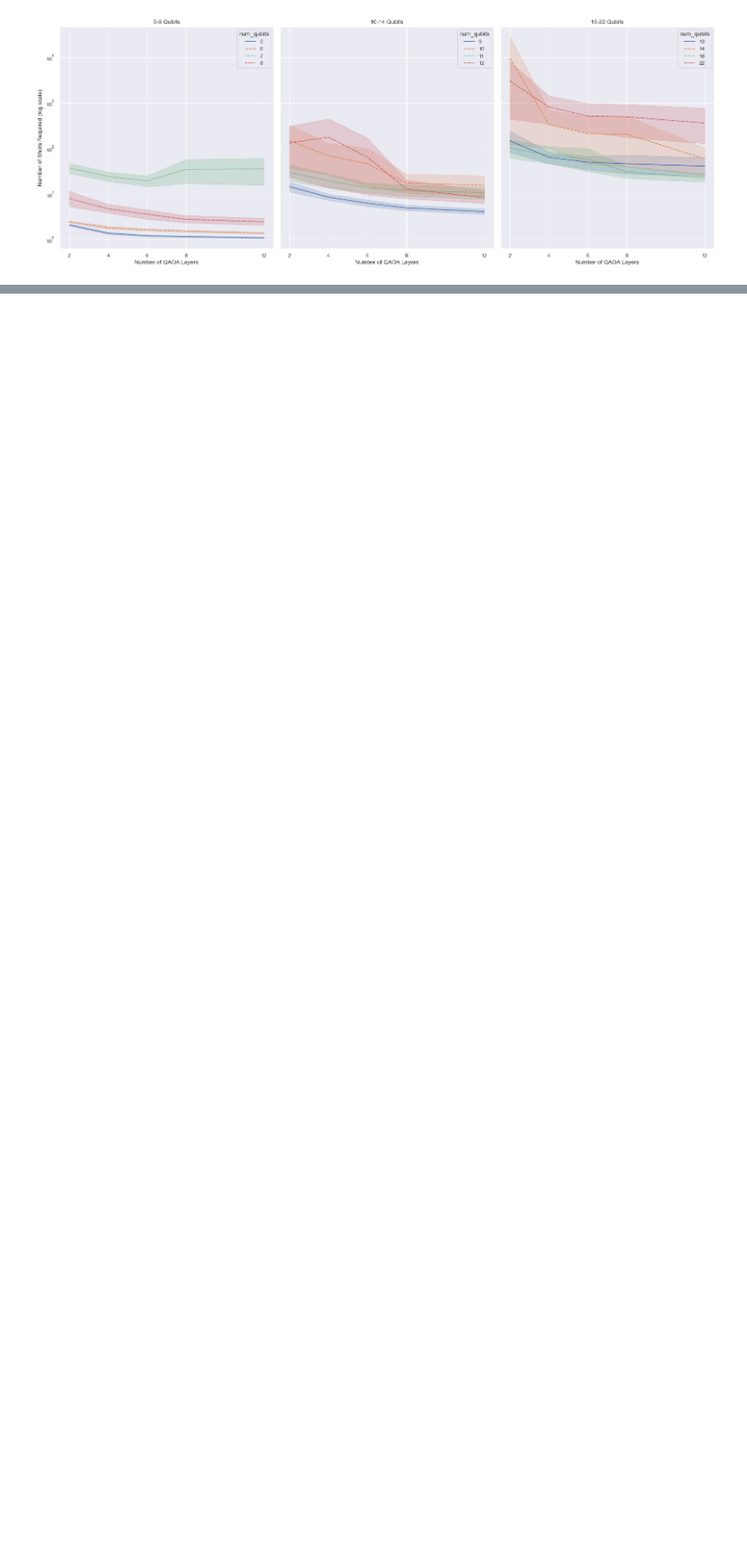
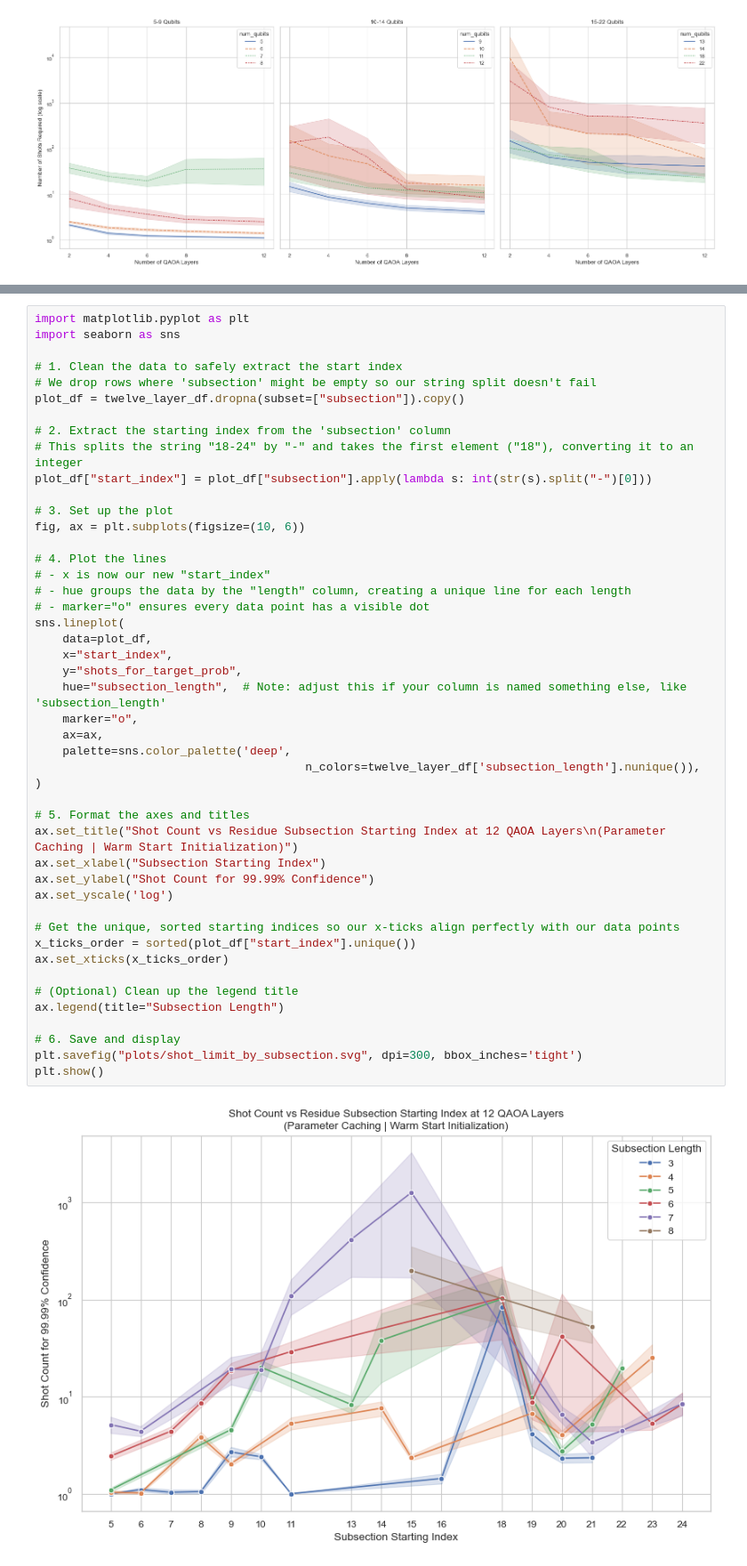
Before and after one commit to sebi-stewart/qml-protein-folding, a Jupyter notebook: plotting_colab_runs.ipynb, the cells around one changed output, grey strips where cells are left out. Shown at 89% size. Saved outputs shown, nothing was run; the diff lists cells and outputs as text; blank space fills up the shorter version.

```diff
--- a/plotting_colab_runs.ipynb
+++ b/plotting_colab_runs.ipynb
@@ -264,0 +386,48 @@ plt.savefig(f"plots/combined_local_colab_shots_split.svg", dpi=300, bbox_inches=
+# %%
+import matplotlib.pyplot as plt
+import seaborn as sns
+
+# 1. Clean the data to safely extract the start index
+# We drop rows where 'subsection' might be empty so our string split doesn't fail
+plot_df = twelve_layer_df.dropna(subset=["subsection"]).copy()
+
+# 2. Extract the starting index from the 'subsection' column
+# This splits the string "18-24" by "-" and takes the first element ("18"), converting it to an integer
+plot_df["start_index"] = plot_df["subsection"].apply(lambda s: int(str(s).split("-")[0]))
+
+# 3. Set up the plot
+fig, ax = plt.subplots(figsize=(10, 6))
+
+# 4. Plot the lines
+# - x is now our new "start_index"
+# - hue groups the data by the "length" column, creating a unique line for each length
+# - marker="o" ensures every data point has a visible dot
+sns.lineplot(
+    data=plot_df,
+    x="start_index",
+    y="shots_for_target_prob",
+    hue="subsection_length",  # Note: adjust this if your column is named something else, like 'subsection_length'
+    marker="o",
+    ax=ax,
+    palette=sns.color_palette('deep',
+                                       n_colors=twelve_layer_df['subsection_length'].nunique()),
+)
+
+# 5. Format the axes and titles
+ax.set_title("Shot Count vs Residue Subsection Starting Index at 12 QAOA Layers\n(Parameter Caching | Warm Start Initialization)")
+ax.set_xlabel("Subsection Starting Index")
+ax.set_ylabel("Shot Count for 99.99% Confidence")
+ax.set_yscale('log')
+
+# Get the unique, sorted starting indices so our x-ticks align perfectly with our data points
+x_ticks_order = sorted(plot_df["start_index"].unique())
+ax.set_xticks(x_ticks_order)
+
+# (Optional) Clean up the legend title
+ax.legend(title="Subsection Length")
+
+# 6. Save and display
+plt.savefig("plots/shot_limit_by_subsection.svg", dpi=300, bbox_inches='tight')
+plt.show()
+# %% [output]
+[figure, added]
```
Also changed, not shown: parts of 7 cells of this notebook, 1 other file.
